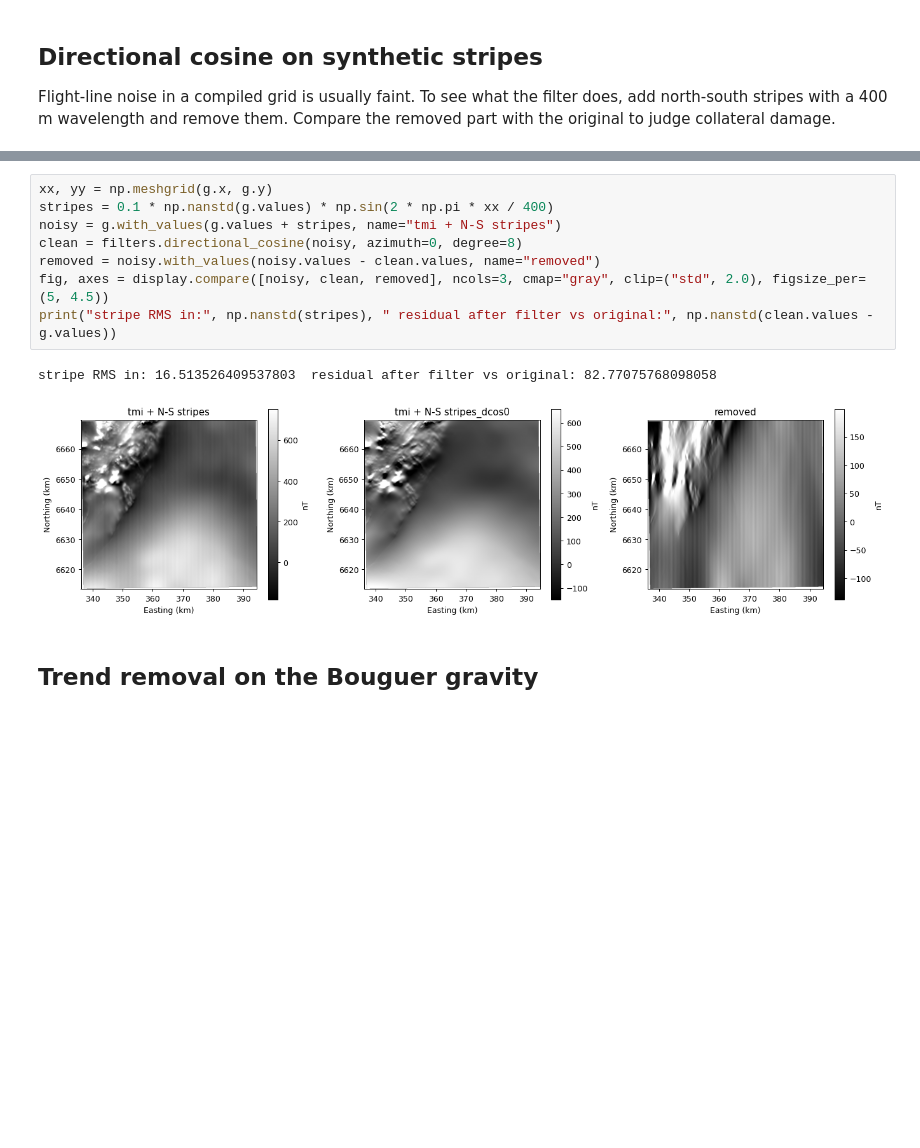
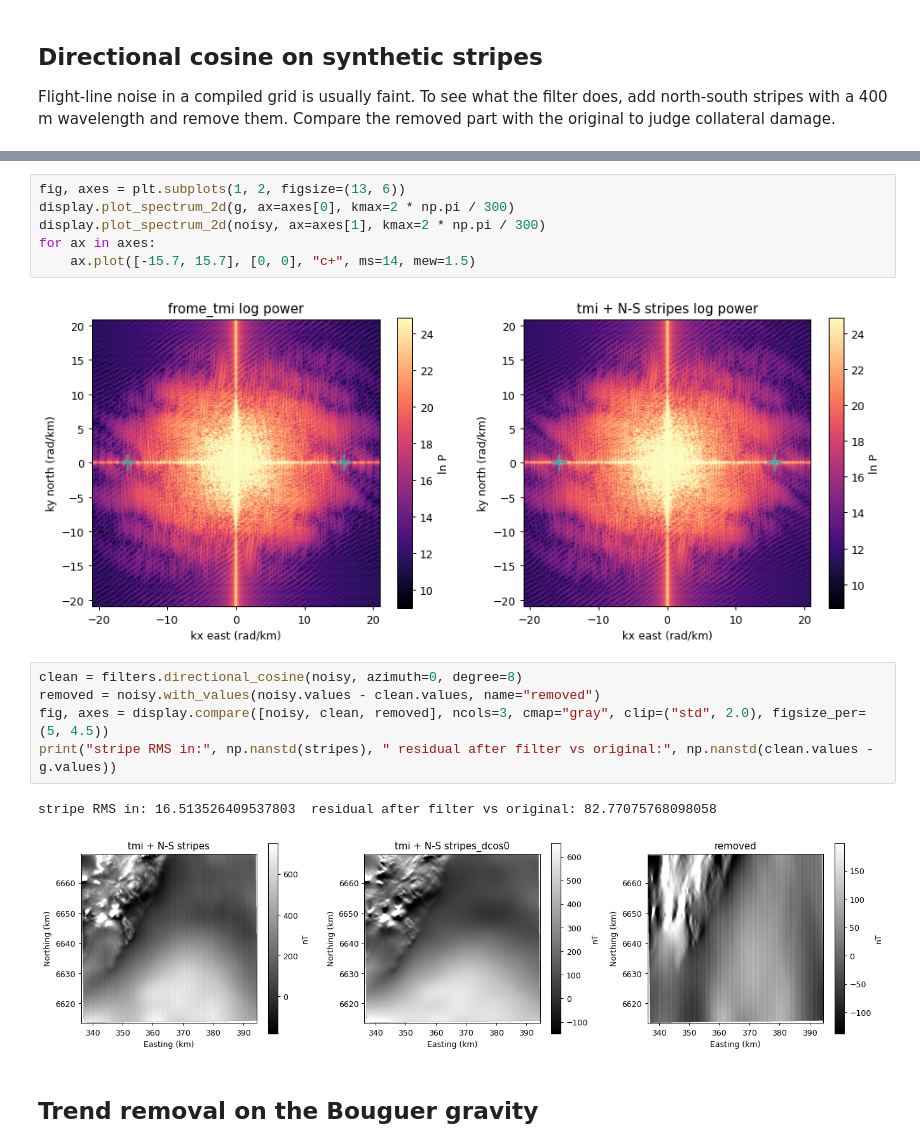
Before and after one commit to bvkay/potential-fields, a Jupyter notebook: notebooks/03_bandpass_directional_trend.ipynb, the cells around one changed output, grey strips where cells are left out. Cells and saved outputs as stored; diff of their text form; blank space fills up the shorter version.

```diff
--- a/notebooks/03_bandpass_directional_trend.ipynb
+++ b/notebooks/03_bandpass_directional_trend.ipynb
@@ -61,7 +75,12 @@ damage.
+# %%
+fig, axes = plt.subplots(1, 2, figsize=(13, 6))
+display.plot_spectrum_2d(g, ax=axes[0], kmax=2 * np.pi / 300)
+display.plot_spectrum_2d(noisy, ax=axes[1], kmax=2 * np.pi / 300)
+for ax in axes:
+    ax.plot([-15.7, 15.7], [0, 0], "c+", ms=14, mew=1.5)
+# %% [output]
+[figure, added]
 # %%
-xx, yy = np.meshgrid(g.x, g.y)
-stripes = 0.1 * np.nanstd(g.values) * np.sin(2 * np.pi * xx / 400)
-noisy = g.with_values(g.values + stripes, name="tmi + N-S stripes")
 clean = filters.directional_cosine(noisy, azimuth=0, degree=8)
 removed = noisy.with_values(noisy.values - clean.values, name="removed")
 fig, axes = display.compare([noisy, clean, removed], ncols=3, cmap="gray", clip=("std", 2.0), figsize_per=(5, 4.5))
```
Also changed, not shown: parts of 2 cells of this notebook, 14 other files.
